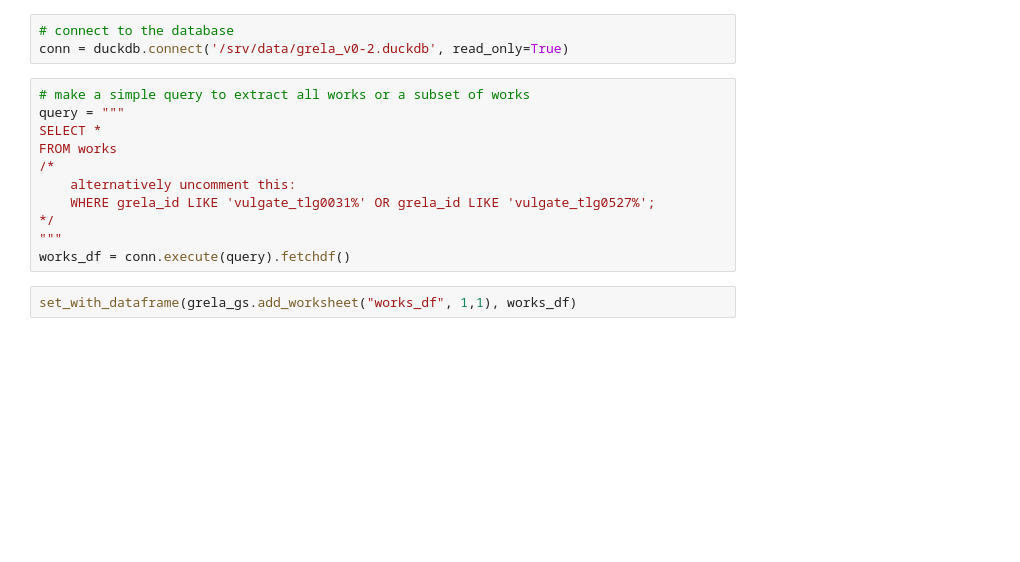
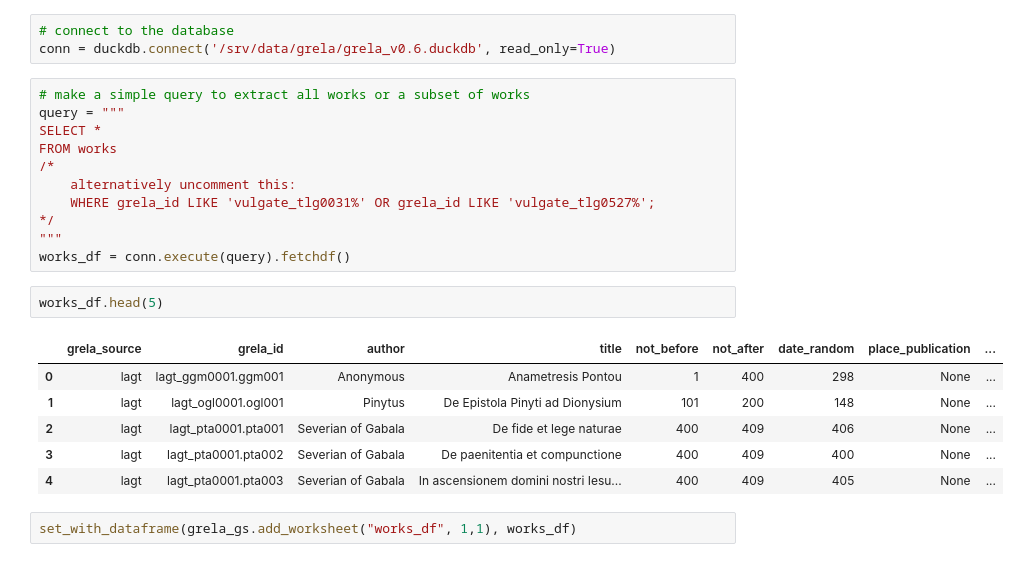
Before and after one commit to CCS-ZCU/GreLa, a Jupyter notebook: scripts/7_getting-started-with-local-grela.ipynb, the cells around one changed output. Saved outputs shown, nothing was run; the diff lists cells and outputs as text; blank space fills up the shorter version.

```diff
--- a/scripts/7_getting-started-with-local-grela.ipynb
+++ b/scripts/7_getting-started-with-local-grela.ipynb
@@ -33,7 +33,7 @@ except:
     pass
 # %%
 # connect to the database
-conn = duckdb.connect('/srv/data/grela_v0-2.duckdb', read_only=True)
+conn = duckdb.connect('/srv/data/grela/grela_v0.6.duckdb', read_only=True)
 # %%
 # make a simple query to extract all works or a subset of works
 query = """
@@ -45,6 +45,15 @@ FROM works
 */
 """
 works_df = conn.execute(query).fetchdf()
+# %%
+works_df.head(5)
+# %% [output]
+|  | grela_source | grela_id | author | title | not_before | not_after | date_random | place_publication | ... |
+| 0 | lagt | lagt_ggm0001.ggm001 | Anonymous | Anametresis Pontou | 1 | 400 | 298 | None | ... |
+| 1 | lagt | lagt_ogl0001.ogl001 | Pinytus | De Epistola Pinyti ad Dionysium | 101 | 200 | 148 | None | ... |
+| 2 | lagt | lagt_pta0001.pta001 | Severian of Gabala | De fide et lege naturae | 400 | 409 | 406 | None | ... |
+| 3 | lagt | lagt_pta0001.pta002 | Severian of Gabala | De paenitentia et compunctione | 400 | 409 | 400 | None | ... |
+| 4 | lagt | lagt_pta0001.pta003 | Severian of Gabala | In ascensionem domini nostri Iesu... | 400 | 409 | 405 | None | ... |
 # %%
 set_with_dataframe(grela_gs.add_worksheet("works_df", 1,1), works_df)
 # %%
```
Also changed, not shown: 9 other files.
